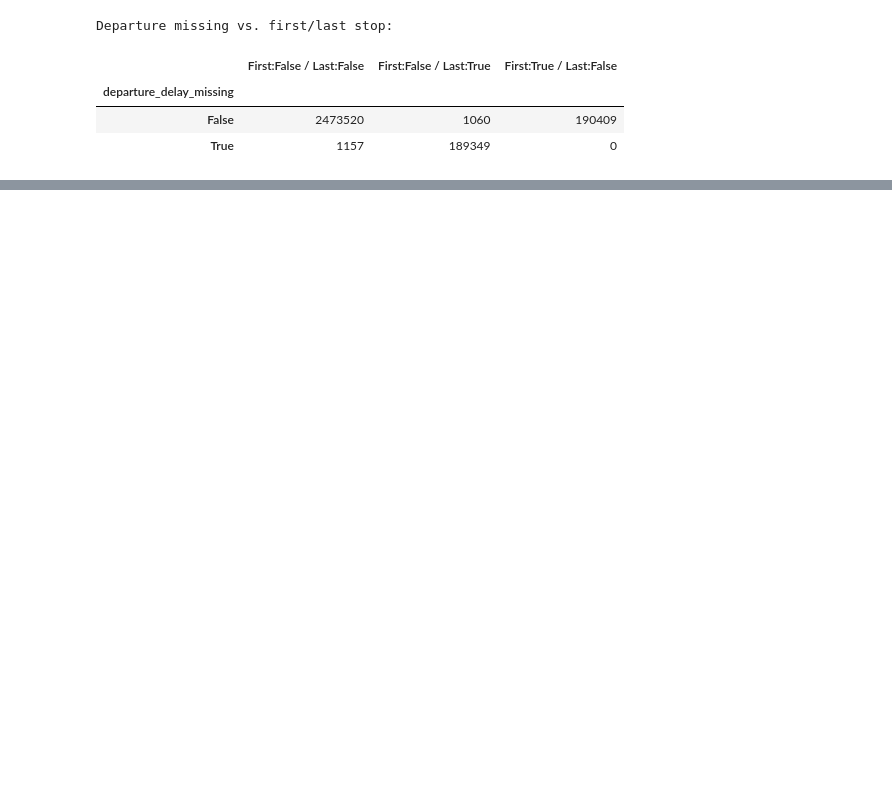
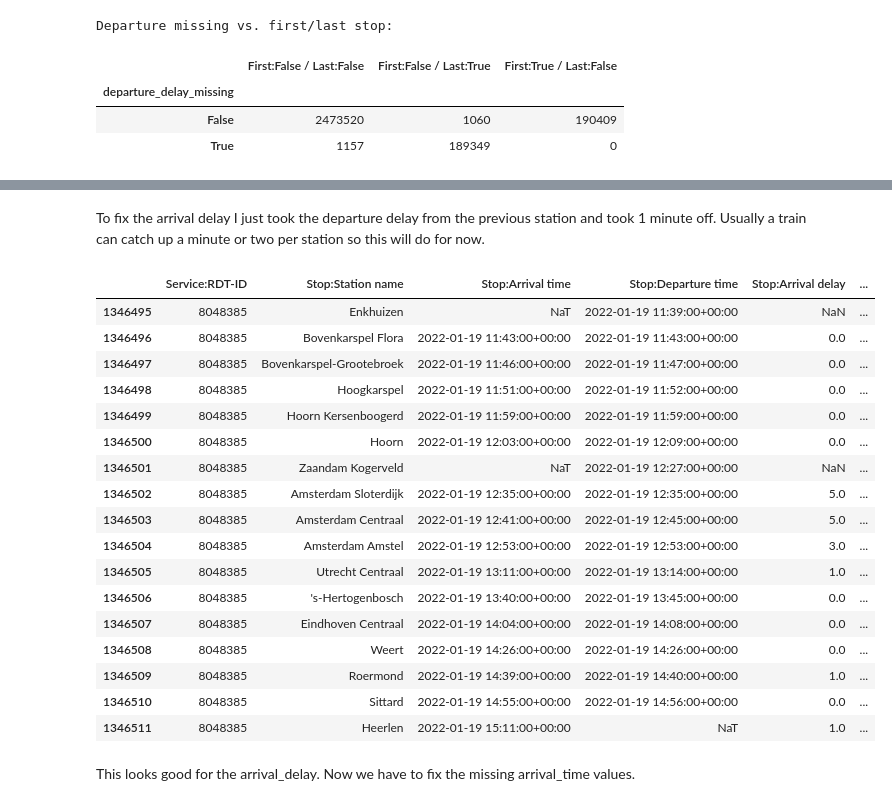
Before and after one commit to TheTrumpetist27/TrainDelayPredictor, a Jupyter notebook: Data analysis & Feature Engineering 2.ipynb, the cells around one changed output, grey strips where cells are left out. Cells and saved outputs as stored; diff of their text form; code cells hidden in the pictures; blank space fills up the shorter version.

```diff
--- a/Data analysis & Feature Engineering 2.ipynb
+++ b/Data analysis & Feature Engineering 2.ipynb
@@ -186,0 +303,40 @@ Departure missing vs. first/last stop:
+# %%
+df["arrival_delay"] = df["Stop:Arrival delay"]
+
+mask = df["arrival_delay_needs_fix"]
+
+df.loc[mask, "arrival_delay"] = (
+    df.groupby("Service:RDT-ID")["Stop:Departure delay"]
+      .shift(1)
+      .fillna(0)
+      .clip(lower=0)
+      - 1
+).clip(lower=0).round()
+# %% [markdown]
+To fix the arrival delay I just took the departure delay from the previous station and took 1 minute off. Usually a train can catch up a minute or two per station so this will do for now.
+# %%
+example_id = 8048385
+df[df["Service:RDT-ID"] == example_id][[
+    "Service:RDT-ID", "Stop:Station name", "Stop:Arrival time", "Stop:Departure time", "Stop:Arrival delay", "Stop:Departure delay", "arrival_delay_needs_fix", "arrival_delay"
+]]
+# %% [output]
+|  | Service:RDT-ID | Stop:Station name | Stop:Arrival time | Stop:Departure time | Stop:Arrival delay | ... |
+| 1346495 | 8048385 | Enkhuizen | NaT | 2022-01-19 11:39:00+00:00 | NaN | ... |
+| 1346496 | 8048385 | Bovenkarspel Flora | 2022-01-19 11:43:00+00:00 | 2022-01-19 11:43:00+00:00 | 0.0 | ... |
+| 1346497 | 8048385 | Bovenkarspel-Grootebroek | 2022-01-19 11:46:00+00:00 | 2022-01-19 11:47:00+00:00 | 0.0 | ... |
+| 1346498 | 8048385 | Hoogkarspel | 2022-01-19 11:51:00+00:00 | 2022-01-19 11:52:00+00:00 | 0.0 | ... |
+| 1346499 | 8048385 | Hoorn Kersenboogerd | 2022-01-19 11:59:00+00:00 | 2022-01-19 11:59:00+00:00 | 0.0 | ... |
+| 1346500 | 8048385 | Hoorn | 2022-01-19 12:03:00+00:00 | 2022-01-19 12:09:00+00:00 | 0.0 | ... |
+| 1346501 | 8048385 | Zaandam Kogerveld | NaT | 2022-01-19 12:27:00+00:00 | NaN | ... |
+| 1346502 | 8048385 | Amsterdam Sloterdijk | 2022-01-19 12:35:00+00:00 | 2022-01-19 12:35:00+00:00 | 5.0 | ... |
+| 1346503 | 8048385 | Amsterdam Centraal | 2022-01-19 12:41:00+00:00 | 2022-01-19 12:45:00+00:00 | 5.0 | ... |
+| 1346504 | 8048385 | Amsterdam Amstel | 2022-01-19 12:53:00+00:00 | 2022-01-19 12:53:00+00:00 | 3.0 | ... |
+| 1346505 | 8048385 | Utrecht Centraal | 2022-01-19 13:11:00+00:00 | 2022-01-19 13:14:00+00:00 | 1.0 | ... |
+| 1346506 | 8048385 | 's-Hertogenbosch | 2022-01-19 13:40:00+00:00 | 2022-01-19 13:45:00+00:00 | 0.0 | ... |
+| 1346507 | 8048385 | Eindhoven Centraal | 2022-01-19 14:04:00+00:00 | 2022-01-19 14:08:00+00:00 | 0.0 | ... |
+| 1346508 | 8048385 | Weert | 2022-01-19 14:26:00+00:00 | 2022-01-19 14:26:00+00:00 | 0.0 | ... |
+| 1346509 | 8048385 | Roermond | 2022-01-19 14:39:00+00:00 | 2022-01-19 14:40:00+00:00 | 1.0 | ... |
+| 1346510 | 8048385 | Sittard | 2022-01-19 14:55:00+00:00 | 2022-01-19 14:56:00+00:00 | 0.0 | ... |
+| 1346511 | 8048385 | Heerlen | 2022-01-19 15:11:00+00:00 | NaT | 1.0 | ... |
+# %% [markdown]
+This looks good for the arrival_delay. Now we have to fix the missing arrival_time values.
```
Also changed, not shown: parts of 36 cells of this notebook.
